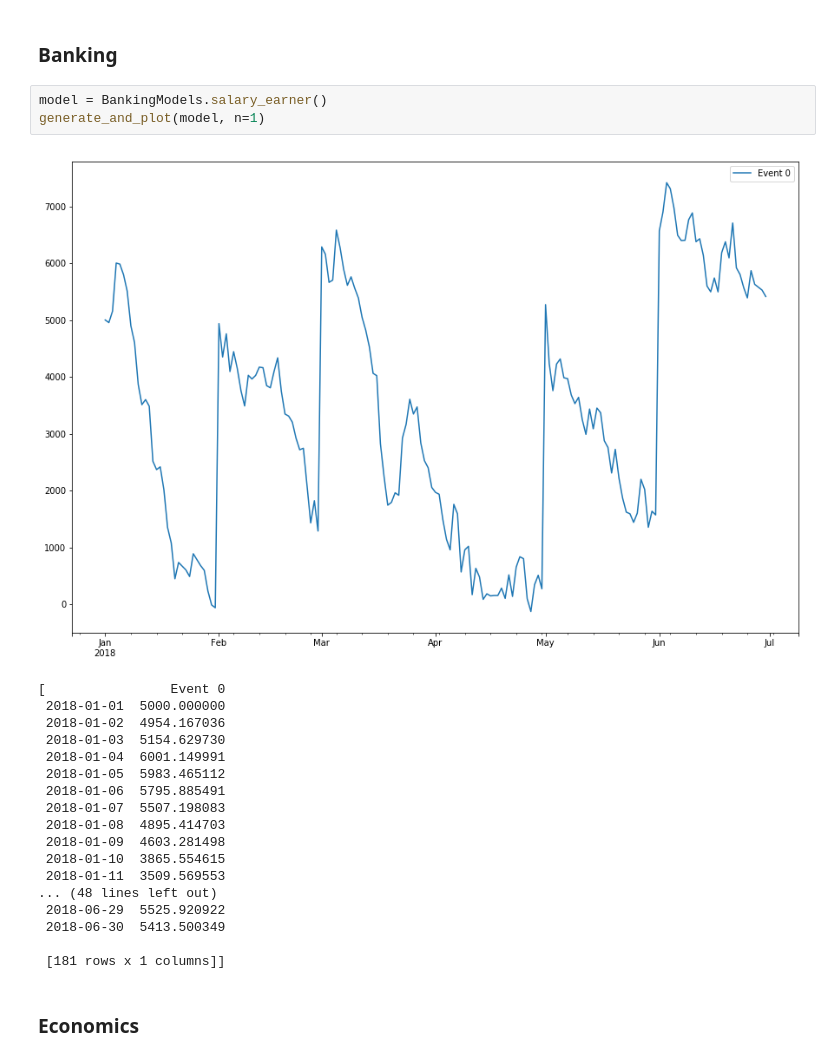
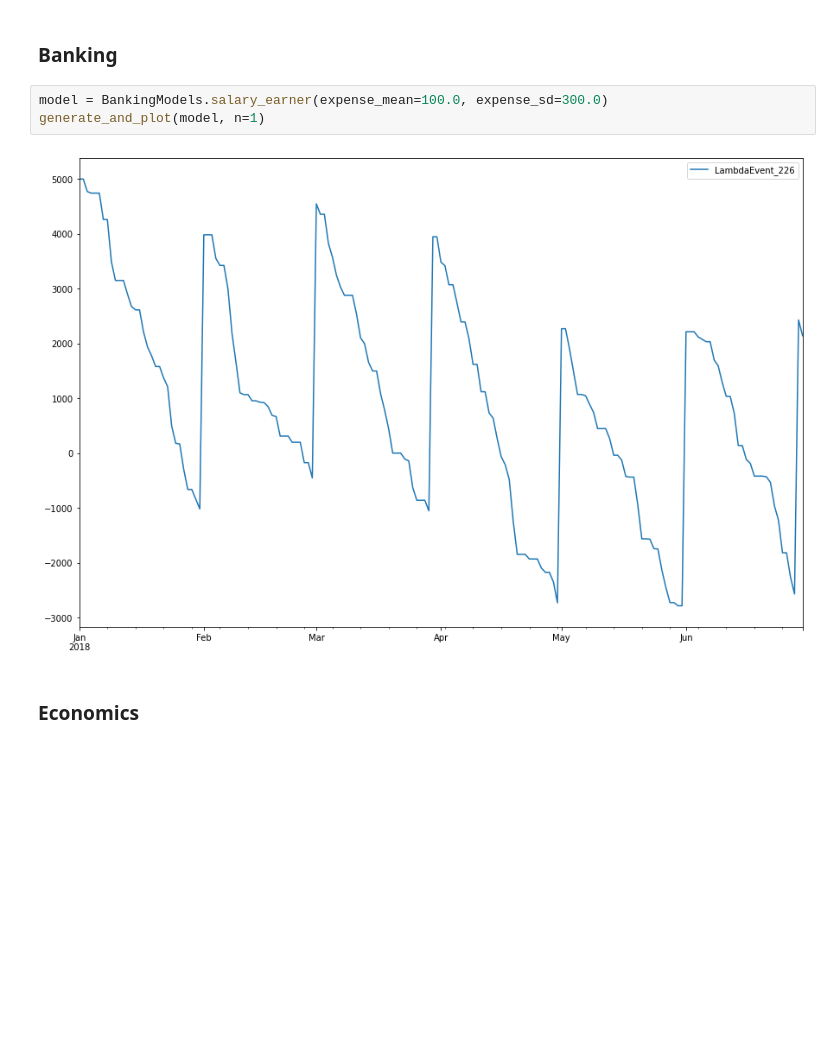
Before and after one commit to paulosalem/time-blender, a Jupyter notebook: notebooks/examples.ipynb, the cells around one changed output. Saved outputs shown, nothing was run; the diff lists cells and outputs as text; blank space fills up the shorter version.

Commit message:
Fixes Salary Earner. Changes the learning mechanism to use black-box parameter optimization instead of Probabilistic Programming (for simplicity).

```diff
--- a/notebooks/examples.ipynb
+++ b/notebooks/examples.ipynb
@@ -150,27 +65,10 @@ generate_and_plot(model, n=1)
 # %% [markdown]
 ### Banking
 # %%
-model = BankingModels.salary_earner()
+model = BankingModels.salary_earner(expense_mean=100.0, expense_sd=300.0)
 generate_and_plot(model, n=1)
 # %% [output]
-[figure, old version]
+[figure, new version]
-[                Event 0
- 2018-01-01  5000.000000
- 2018-01-02  4954.167036
- 2018-01-03  5154.629730
- 2018-01-04  6001.149991
- 2018-01-05  5983.465112
- 2018-01-06  5795.885491
- 2018-01-07  5507.198083
- 2018-01-08  4895.414703
- 2018-01-09  4603.281498
- 2018-01-10  3865.554615
- 2018-01-11  3509.569553
-... (48 lines left out)
- 2018-06-29  5525.920922
- 2018-06-30  5413.500349
-
- [181 rows x 1 columns]]
 # %% [markdown]
 ### Economics
 # %%
```
Also changed, not shown: parts of 5 cells of this notebook, 17 other files.
